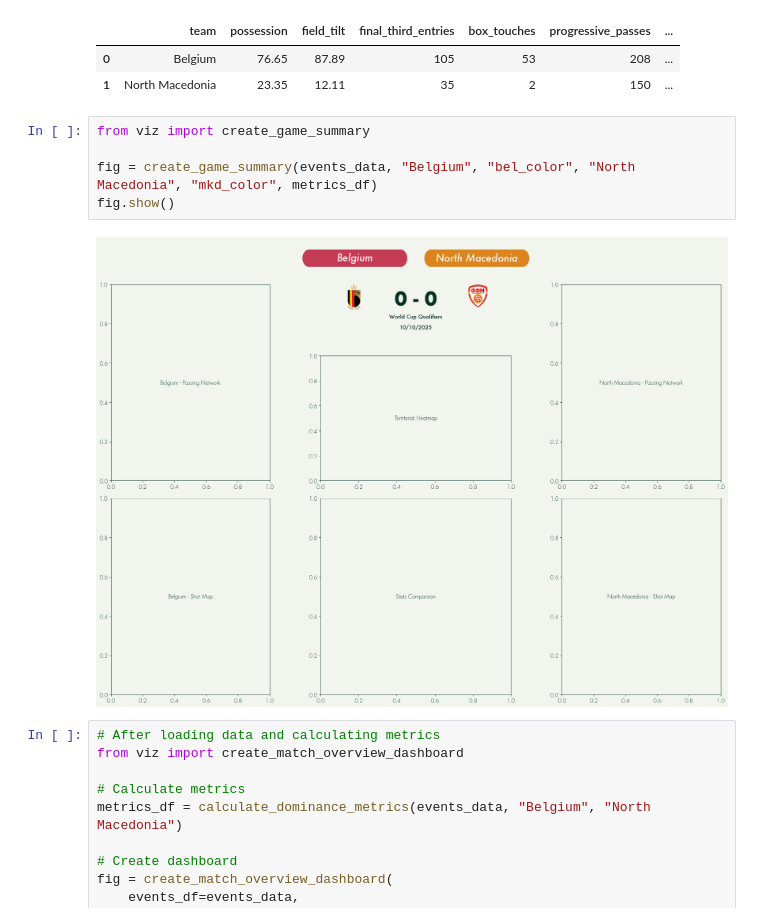
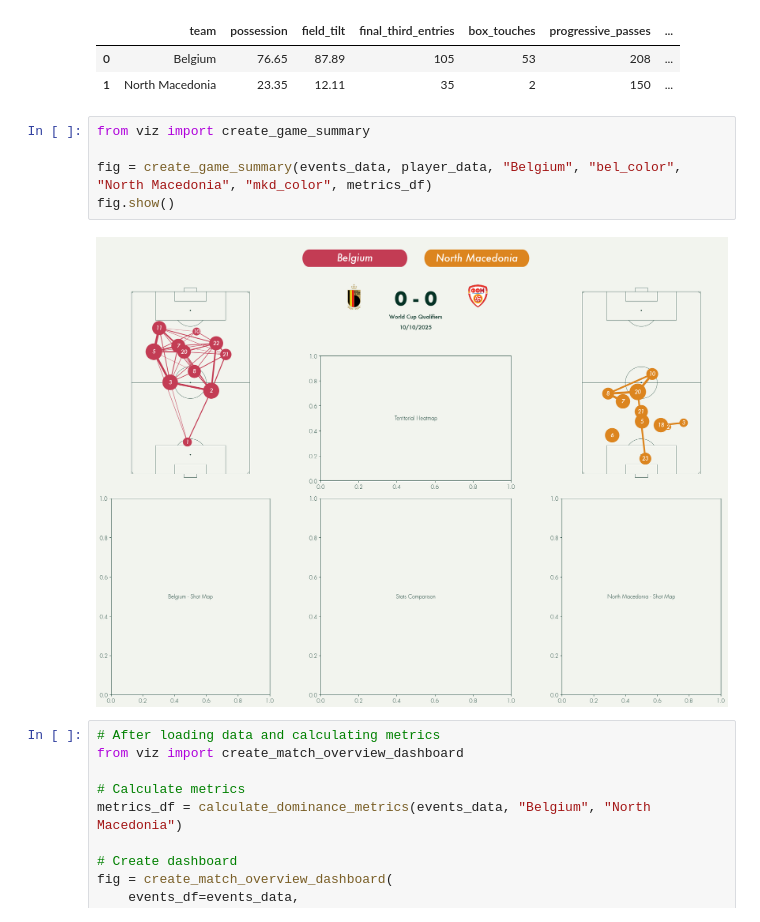
Before and after one commit to MarijnSt/belgium-north-macedonia-analysis, a Jupyter notebook: notebooks/dominance_analysis.ipynb, the cells around one changed output. Cells and saved outputs as stored; diff of their text form.

```diff
--- a/notebooks/dominance_analysis.ipynb
+++ b/notebooks/dominance_analysis.ipynb
@@ -57,10 +57,10 @@ metrics_df.head()
 # %%
 from viz import create_game_summary
 
-fig = create_game_summary(events_data, "Belgium", "bel_color", "North Macedonia", "mkd_color", metrics_df)
+fig = create_game_summary(events_data, player_data, "Belgium", "bel_color", "North Macedonia", "mkd_color", metrics_df)
 fig.show()
 # %% [output]
-[figure, old version]
+[figure, new version]
 # %%
 # After loading data and calculating metrics
 from viz import create_match_overview_dashboard
```
Also changed, not shown: 5 other files.
